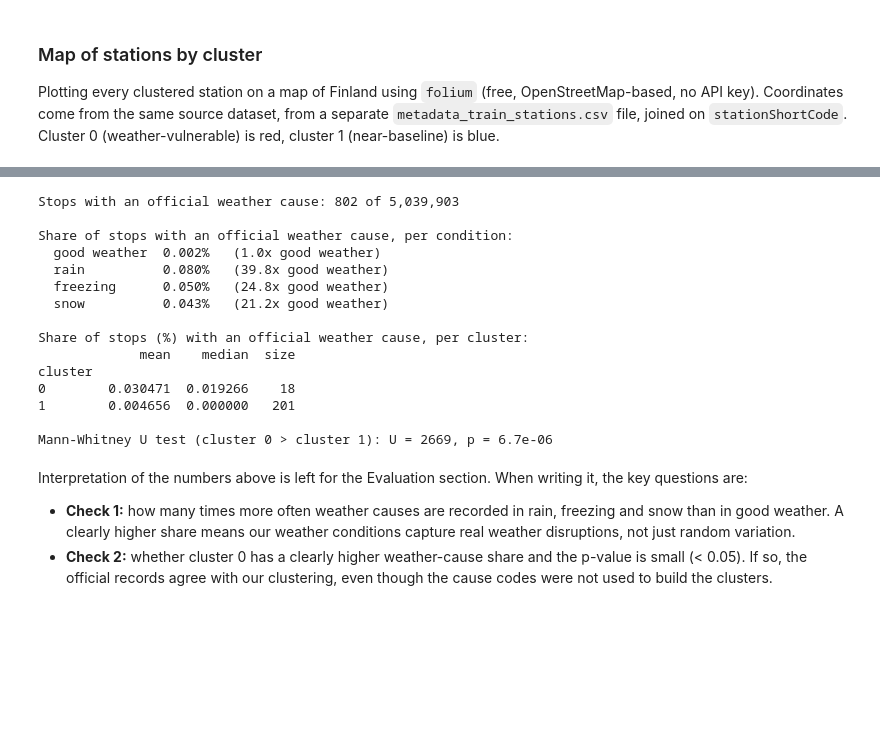
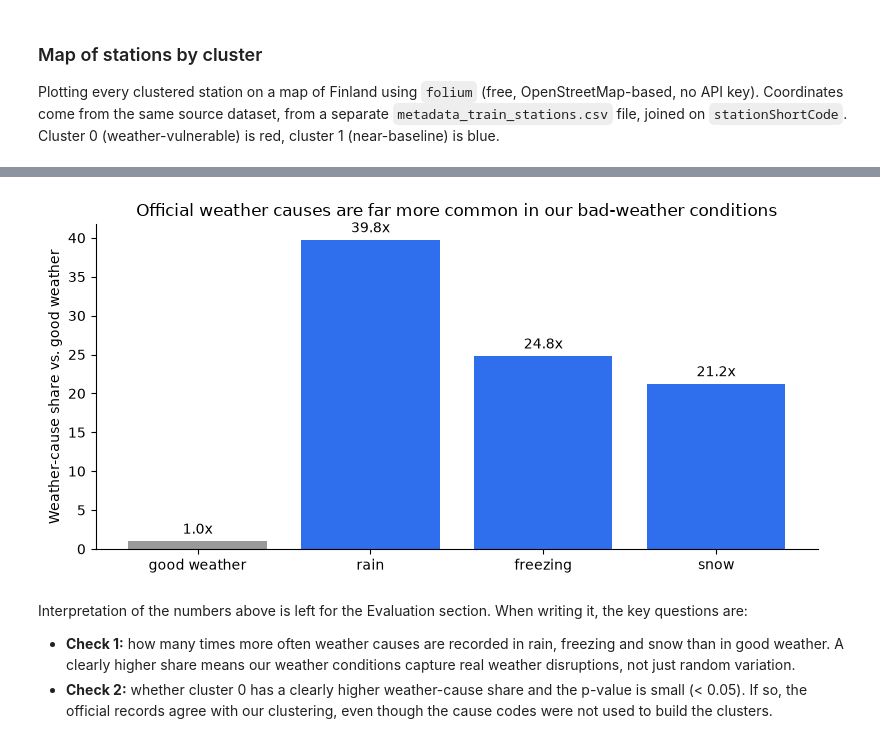
Before and after one commit to alekkiq/dkko-g2, a Jupyter notebook: project/project.ipynb, the cells around one changed output, grey strips where cells are left out. Saved outputs shown, nothing was run; the diff lists cells and outputs as text; code cells hidden in the pictures; blank space fills up the shorter version.

```diff
--- a/project/project.ipynb
+++ b/project/project.ipynb
@@ -844,62 +840,20 @@ Note: cause codes are only recorded for larger delays, and weather causes are ra
 # %%
-import ast
-from scipy.stats import mannwhitneyu
+#visualize check 1: how much more often weather causes are recorded per condition vs good weather
+labels, ratios = [], []
+for mask, label in [(good_mask, 'good weather'), (rain_mask, 'rain'), (freezing_mask, 'freezing'), (snow_mask, 'snow')]:
+    labels.append(label)
+    ratios.append(df_all.loc[mask, 'weather_cause'].mean() / good_share)
 
-WEATHER_CAUSE_CODES = {'I1', 'I2'}
-
-#causes is stored as text like "[{'categoryCode': 'I', 'detailedCategoryCode': 'I1', ...}]". There are only a few
-#hundred distinct values, so parse each distinct value once and map the result back to all rows
-def has_weather_cause(causes_text):
-    try:
-        return any(cause.get('detailedCategoryCode') in WEATHER_CAUSE_CODES for cause in ast.literal_eval(causes_text))
-    except (ValueError, SyntaxError):
-        return False
-
-weather_cause_lookup = {text: has_weather_cause(text) for text in df_all['causes'].cat.categories}
-df_all['weather_cause'] = df_all['causes'].map(weather_cause_lookup).astype(bool)
-print(f"Stops with an official weather cause: {df_all['weather_cause'].sum():,} of {len(df_all):,}")
-print()
-
-#check 1: are weather causes recorded more often in our bad-weather conditions?
-print("Share of stops with an official weather cause, per condition:")
-good_share = df_all.loc[good_mask, 'weather_cause'].mean()
-for mask, label in [(good_mask, 'good weather'), (rain_mask, 'rain'), (freezing_mask, 'freezing'), (snow_mask, 'snow')]:
-    share = df_all.loc[mask, 'weather_cause'].mean()
-    print(f"  {label:<13} {share * 100:.3f}%   ({share / good_share:.1f}x good weather)")
-print()
-
-#check 2: do the stations in the vulnerable cluster have more official weather causes?
-station_weather_cause = (df_all.groupby('stationShortCode', observed=True)['weather_cause'].mean() * 100).rename('weather_cause_share')
-station_features_clean = station_features_clean.drop(columns='weather_cause_share', errors='ignore').merge(
-    station_weather_cause, left_on='stationShortCode', right_index=True, how='left')
-
-cause_by_cluster = station_features_clean.groupby('cluster')['weather_cause_share'].agg(['mean', 'median', 'size'])
-print("Share of stops (%) with an official weather cause, per cluster:")
-print(cause_by_cluster)
-print()
-
-test = mannwhitneyu(
-    station_features_clean.loc[station_features_clean['cluster'] == 0, 'weather_cause_share'],
-    station_features_clean.loc[station_features_clean['cluster'] == 1, 'weather_cause_share'],
-    alternative='greater',
-)
-print(f"Mann-Whitney U test (cluster 0 > cluster 1): U = {test.statistic:.0f}, p = {test.pvalue:.2g}")
+fig, ax = plt.subplots(figsize=(8, 4))
+bars = ax.bar(labels, ratios, color=['#999999', '#2F6FED', '#2F6FED', '#2F6FED'])
+ax.bar_label(bars, fmt='%.1fx', padding=3)
+ax.set_ylabel('Weather-cause share vs. good weather')
+ax.set_title('Official weather causes are far more common in our bad-weather conditions')
+ax.spines[['top', 'right']].set_visible(False)
+plt.tight_layout()
+plt.show()
 # %% [output]
-Stops with an official weather cause: 802 of 5,039,903
-
-Share of stops with an official weather cause, per condition:
-  good weather  0.002%   (1.0x good weather)
-  rain          0.080%   (39.8x good weather)
-  freezing      0.050%   (24.8x good weather)
-  snow          0.043%   (21.2x good weather)
-
-Share of stops (%) with an official weather cause, per cluster:
-             mean    median  size
-cluster
-0        0.030471  0.019266    18
-1        0.004656  0.000000   201
-
-Mann-Whitney U test (cluster 0 > cluster 1): U = 2669, p = 6.7e-06
+[figure, added]
 # %% [markdown]
 Interpretation of the numbers above is left for the Evaluation section. When writing it, the key questions are:
 
```
Also changed, not shown: parts of 1 cell of this notebook.
